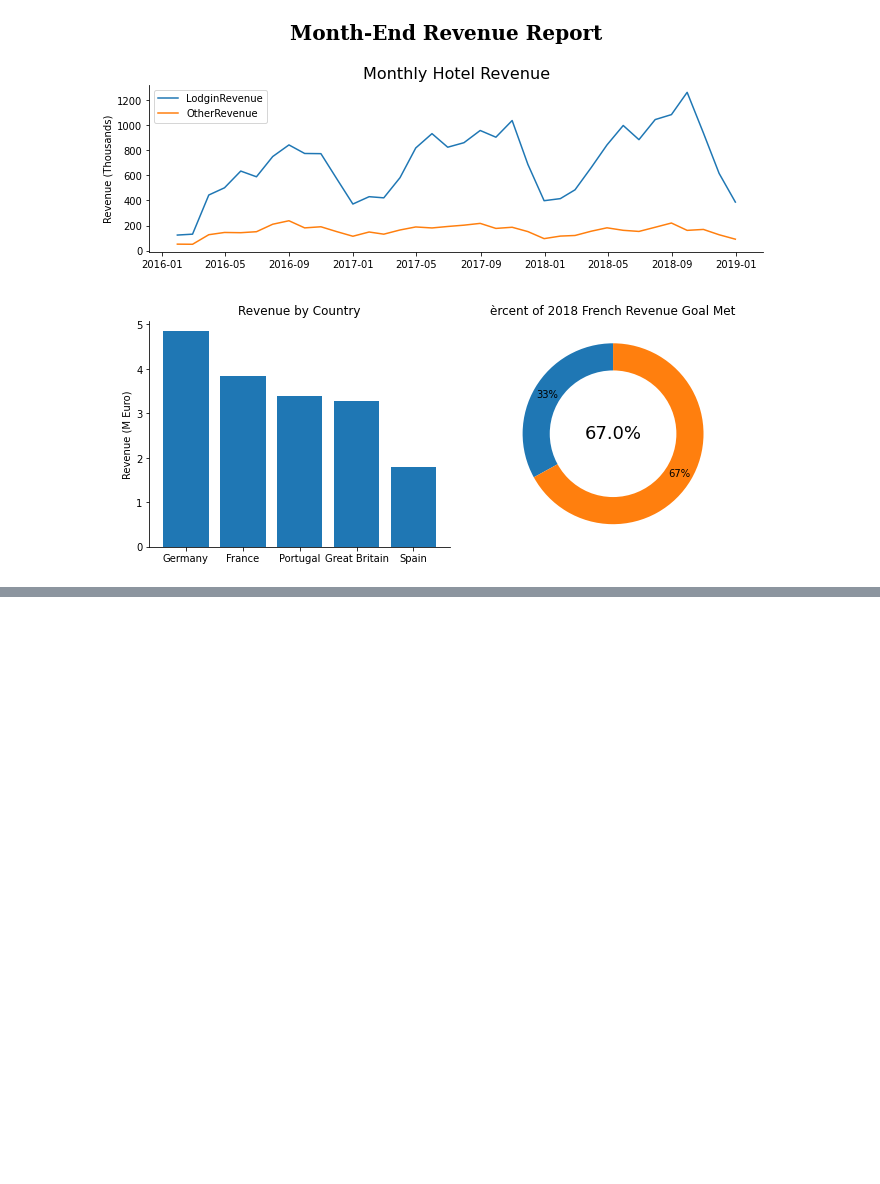
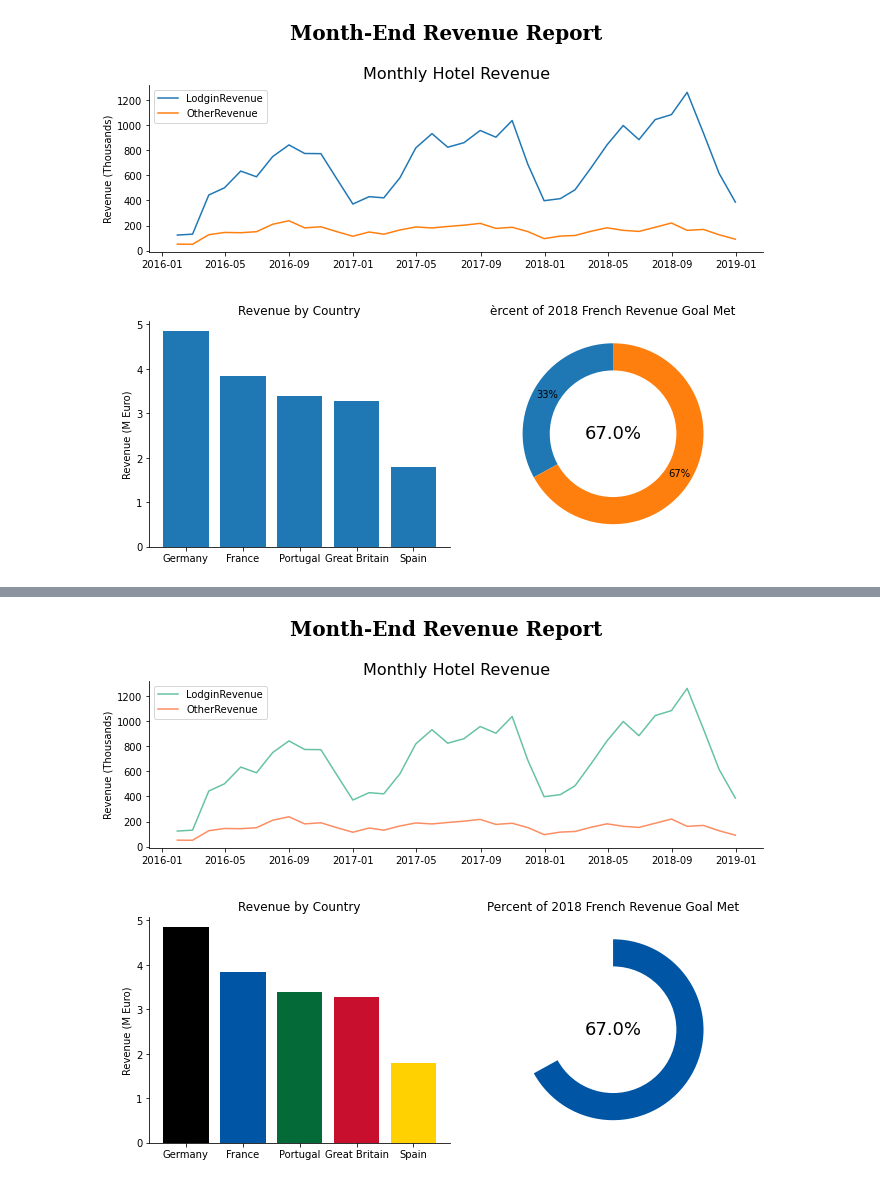
Before and after one commit to naruhikohama/dataviz-python, a Jupyter notebook: assignments.ipynb, the cells around one changed output, grey strips where cells are left out. Drawn from its saved outputs; the diff is of its cells as text; code cells hidden in the pictures; blank space fills up the shorter version.

Commit message:
Assignment color palette customization

```diff
--- a/assignments.ipynb
+++ b/assignments.ipynb
@@ -559,0 +562,86 @@ plt.show()
+# %%
+from matplotlib.gridspec import GridSpec
+plt.rcParams['axes.prop_cycle'] = plt.cycler('color', plt.cm.Set2.colors)
+
+fig = plt.figure(figsize=(11, 8.5))
+
+gs = GridSpec(nrows=8, ncols = 8)
+
+fig.suptitle('Month-End Revenue Report',
+             fontsize = 20,
+             fontweight = 'bold',
+             fontfamily = 'serif')
+
+ax1 = fig.add_subplot(gs[0:3, :])
+
+ax1.plot(
+    monthly_revenue_gs.index,
+    monthly_revenue_gs['LodgingRevenue'] / 1000,
+    label = 'LodginRevenue'
+)
+
+ax1.plot(
+    monthly_revenue_gs.index,
+    monthly_revenue_gs['OtherRevenue'] / 1000,
+    label = 'OtherRevenue'
+)
+
+ax1.set_title('Monthly Hotel Revenue', fontsize = 16)
+ax1.set_ylabel('Revenue (Thousands)')
+
+ax1.legend(loc = 'upper left')
+ax1.spines['right'].set_visible(False)
+ax1.spines['top'].set_visible(False)
+
+# Bar chart
+ax2 = fig.add_subplot(gs[4:, :4])
+
+colors = ['black', '#0055a4', "#046a38", '#c8102e', "#ffd100"]
+ax2.bar(
+    x = rev_by_country.index,
+    height = rev_by_country['total_revenue'] / 1000_000,
+    color = colors
+)
+
+
+ax2.set_title('Revenue by Country')
+ax2.set_xticks(range(len(rev_by_country.index)))
+ax2.set_xticklabels(['Germany', 'France', 'Portugal', 'Great Britain', 'Spain'])
+ax2.set_ylabel('Revenue (M Euro)')
+ax2.spines['right'].set_visible(False)
+ax2.spines['top'].set_visible(False)
+
+
+
+# Pie Chart
+
+ax3 = fig.add_subplot(gs[4:, 4:])
+pie_list = [.33, .67]
+
+ax3.pie(
+    pie_list,
+    startangle=90,
+    labels=["", ""],
+    # autopct='%.0f%%',
+    pctdistance=.85,
+    colors = ['white', '#0055a4']
+)
+
+hole = plt.Circle((0, 0), 0.7, fc = 'white')
+fig = plt.gcf()
+
+# Add circle in Pie chart
+fig.gca().add_artist(hole)
+plt.text(
+    0, 0,
+    f'{pie_list[1] * 100}%',
+    ha = 'center',
+    va = 'center',
+    fontsize = 18
+)
+
+ax3.set_title('Percent of 2018 French Revenue Goal Met', fontsize = 12)
+
+plt.show()
+# %% [output]
+[figure, added]
```
Also changed, not shown: parts of 2 cells of this notebook.
